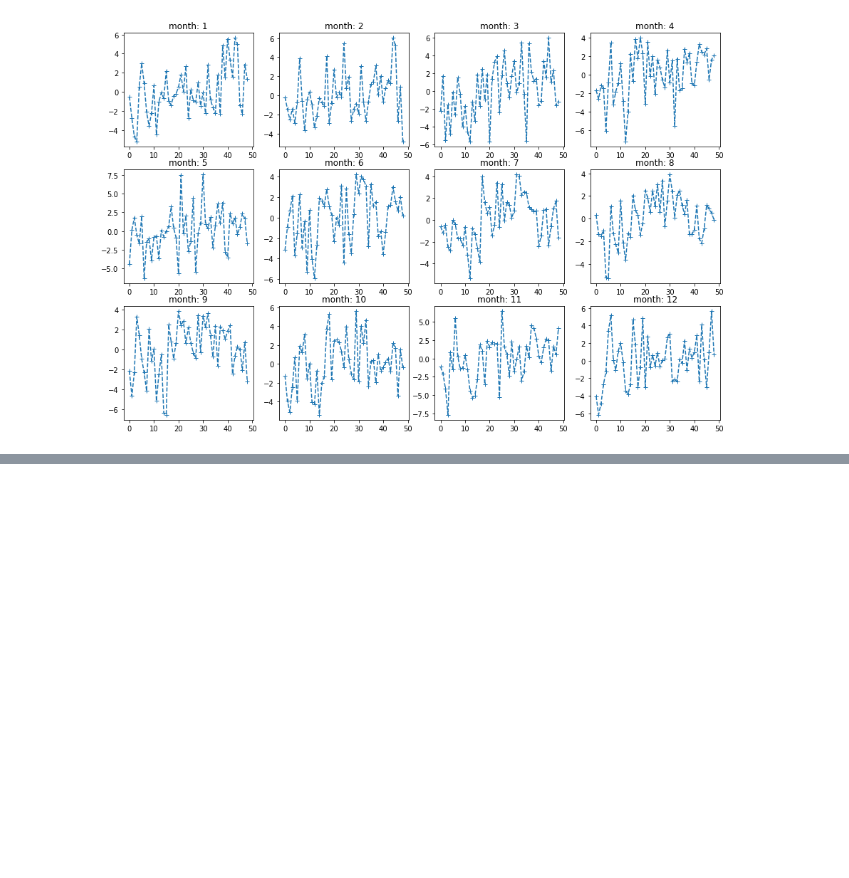
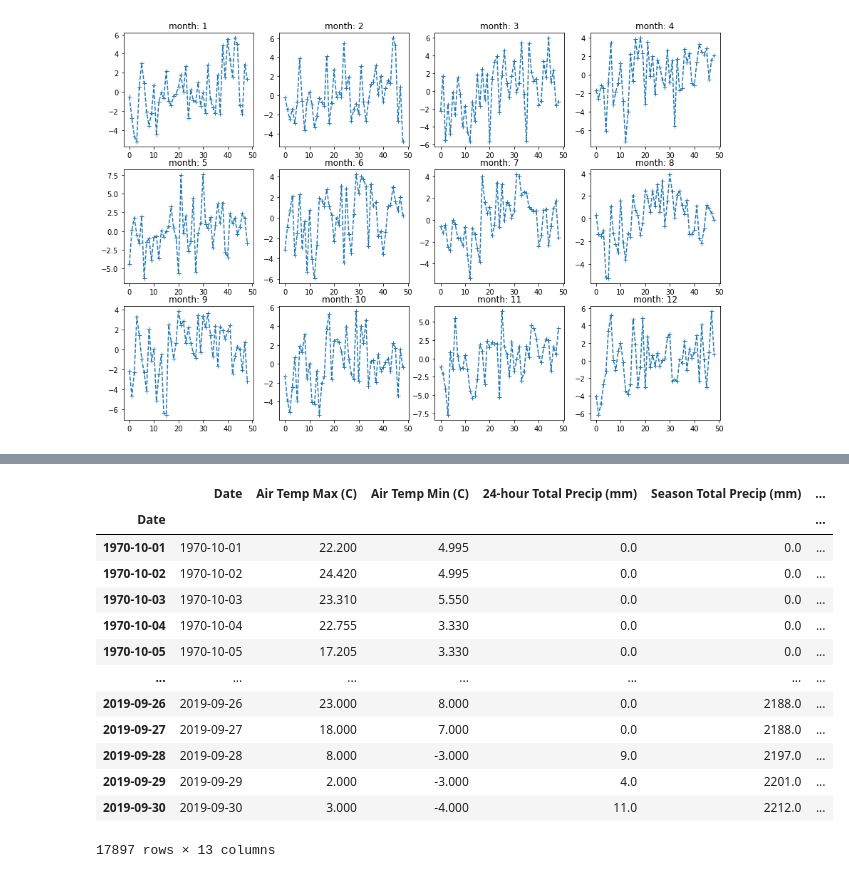
Before and after one commit to mariannecowherd/CSSLtimeseries, a Jupyter notebook: scripts/cssldata.ipynb, the cells around one changed output, grey strips where cells are left out. Cells and saved outputs as stored; diff of their text form; code cells hidden in the pictures; blank space fills up the shorter version.

```diff
--- a/scripts/cssldata.ipynb
+++ b/scripts/cssldata.ipynb
@@ -295,0 +326,17 @@ for i in range(1,13):
+# %%
+alldata
+# %% [output]
+|  | Date | Air Temp Max (C) | Air Temp Min (C) | 24-hour Total Precip (mm) | Season Total Precip (mm) | ... |
+| Date |  |  |  |  |  | ... |
+| 1970-10-01 | 1970-10-01 | 22.200 | 4.995 | 0.0 | 0.0 | ... |
+| 1970-10-02 | 1970-10-02 | 24.420 | 4.995 | 0.0 | 0.0 | ... |
+| 1970-10-03 | 1970-10-03 | 23.310 | 5.550 | 0.0 | 0.0 | ... |
+| 1970-10-04 | 1970-10-04 | 22.755 | 3.330 | 0.0 | 0.0 | ... |
+| 1970-10-05 | 1970-10-05 | 17.205 | 3.330 | 0.0 | 0.0 | ... |
+| ... | ... | ... | ... | ... | ... | ... |
+| 2019-09-26 | 2019-09-26 | 23.000 | 8.000 | 0.0 | 2188.0 | ... |
+| 2019-09-27 | 2019-09-27 | 18.000 | 7.000 | 0.0 | 2188.0 | ... |
+| 2019-09-28 | 2019-09-28 | 8.000 | -3.000 | 9.0 | 2197.0 | ... |
+| 2019-09-29 | 2019-09-29 | 2.000 | -3.000 | 4.0 | 2201.0 | ... |
+| 2019-09-30 | 2019-09-30 | 3.000 | -4.000 | 11.0 | 2212.0 | ... |
+17897 rows × 13 columns
```
Also changed, not shown: parts of 3 cells of this notebook, 1 other file.
